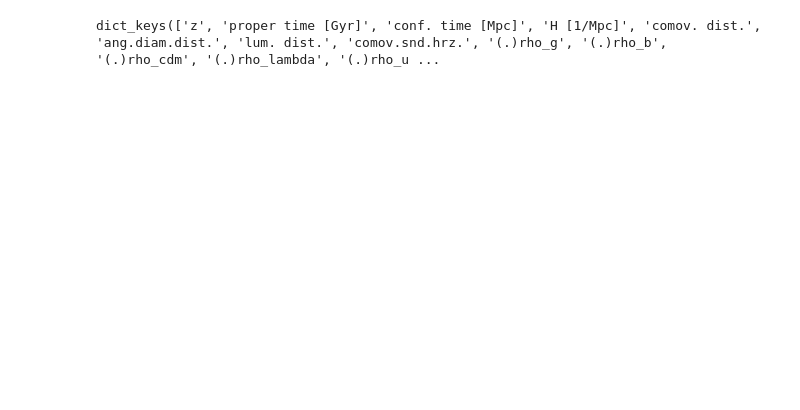
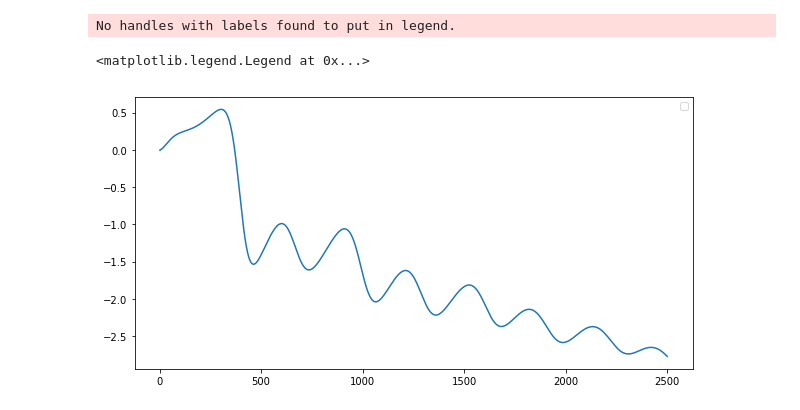
Before and after one commit to MarkMos/class_markmos, a Jupyter notebook: notebooks/Untitled4.ipynb, the cells around one changed output. Cells and saved outputs as stored; diff of their text form; code cells hidden in the pictures; blank space fills up the shorter version.

```diff
--- a/notebooks/Untitled4.ipynb
+++ b/notebooks/Untitled4.ipynb
@@ -40,4 +7,0 @@ bg = cosmo.get_background()
-# %%
-print(bg.keys())
-# %% [output]
-dict_keys(['z', 'proper time [Gyr]', 'conf. time [Mpc]', 'H [1/Mpc]', 'comov. dist.', 'ang.diam.dist.', 'lum. dist.', 'comov.snd.hrz.', '(.)rho_g', '(.)rho_b', '(.)rho_cdm', '(.)rho_lambda', '(.)rho_u ...
@@ -43,0 +26,19 @@ dict_keys(['z', 'proper time [Gyr]', 'conf. time [Mpc]', 'H [1/Mpc]', 'comov. di
+# %%
+ref = Class()
+ref.set({'output':'tCl, lCl, mPk, pCl',
+        'lensing':'yes'})
+ref.compute()
+# %%
+fig = plt.figure(1, figsize = (10,5))
+ax = fig.add_subplot(111)
+clref = ref.lensed_cl(2500)
+TTref = clref['tt']
+cl = cosmo.lensed_cl(2500)
+l = cl['ell']
+TT = cl['tt']
+ax.plot(l,100*(TT-TTref)/TTref)
+ax.legend()
+# %% [output]
+No handles with labels found to put in legend.
+<matplotlib.legend.Legend at 0x...>
+[figure, added]
```
Also changed, not shown: parts of 5 cells of this notebook, 16 other files.
